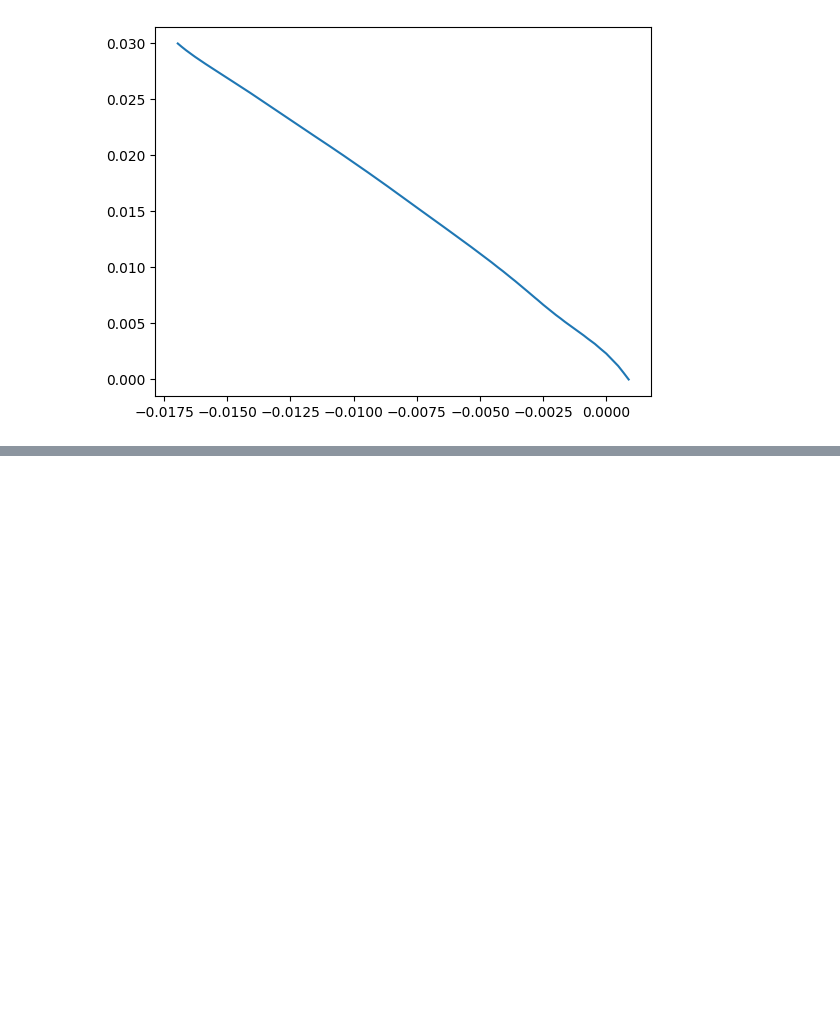
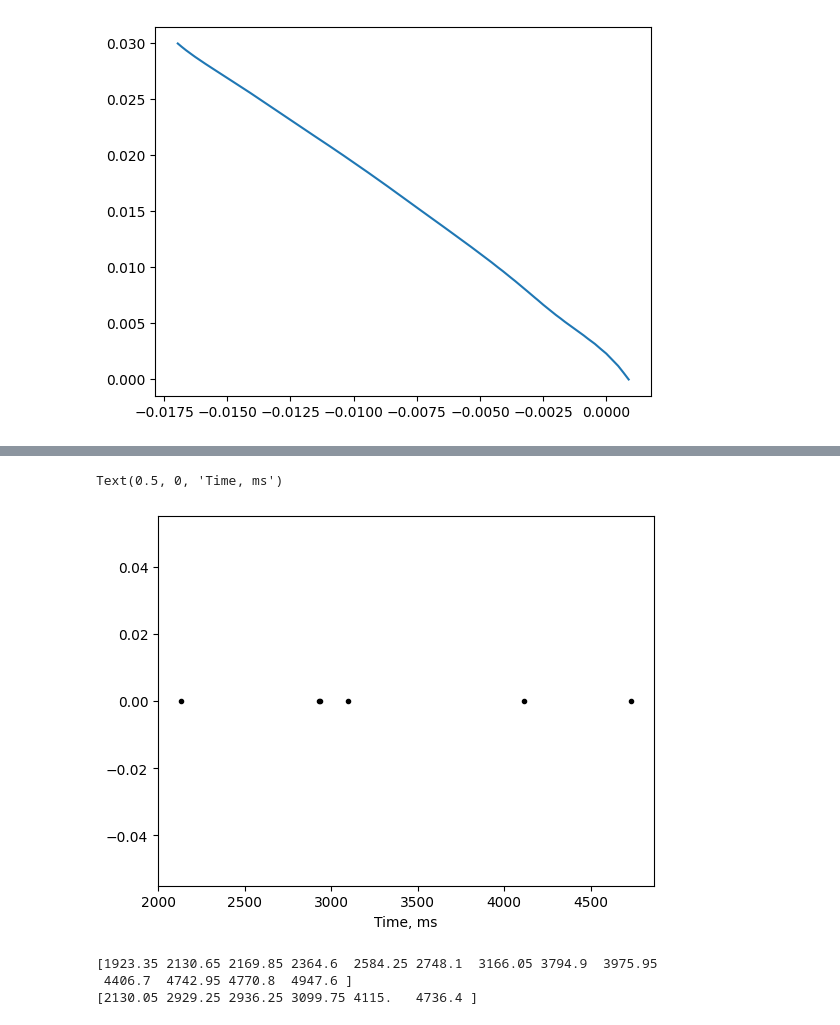
Before and after one commit to smcelroy97/A1, a Jupyter notebook: exp_configs/batch_i_ougrid_unconn_state1_nosub_wmult_0.1/explore_result.ipynb, the cells around one changed output, grey strips where cells are left out. Saved outputs shown, nothing was run; the diff lists cells and outputs as text; code cells hidden in the pictures; blank space fills up the shorter version.

Commit message:
Add scripts for analysing results of ougrid experiments

```diff
--- a/exp_configs/batch_i_ougrid_unconn_state1_nosub_wmult_0.1/explore_result.ipynb
+++ b/exp_configs/batch_i_ougrid_unconn_state1_nosub_wmult_0.1/explore_result.ipynb
@@ -150,0 +231,49 @@ for c in cc.allsegs[0]:
+# %%
+import json
+from pathlib import Path
+import pickle
+
+import model_tuner.data_proc.netpyne_res_parse_utils as utils
+
+
+dirpath_base = Path('/ddn/niknovikov19/repo/A1_OUinp/exp_results'
+                    '/single_i_ou_unconn_state_1_nosub/thal_wmult_0.1_pulses'
+                    '/sim_5s_pulses_TCM_50_200_jit_10_norm_w_1_r_10_n_1_c_1')
+exp_name = 'thal_wmult_0.1_pulses'
+
+# Spike times from netParams
+fpath_par = dirpath_base / f'{exp_name}_netParams.json'
+#fpath_par = dirpath_base / f'{exp_name}_params.json'
+with open(fpath_par, 'r') as fid:
+    par = json.load(fid)
+S0 = par['net']['params']['popParams']['PulseSeq']['spkTimes']
+
+# Spike times from pkl
+fpath_pkl = dirpath_base / f'{exp_name}_data.pkl'
+with open(fpath_pkl, 'rb') as fid:
+    sim_res = pickle.load(fid)
+S = utils.get_pop_spikes(
+    sim_res, 'PulseSeq', combine_cells=False, ms=True)
+
+plt.figure()
+for n, st in enumerate(S):
+    plt.plot(st, [n] * len(st), 'k.')
+#plt.plot(tvec, rvec * 10, 'r')
+plt.xlabel('Time, ms')
+# %% [output]
+Text(0.5, 0, 'Time, ms')
+[figure, added]
+# %%
+ss0 = np.sort(np.concatenate(S0))
+ss = np.sort(np.concatenate(S))
+
+#pulse_num = 3
+#th = 1500 + 200 * pulse_num + 50
+th = 0
+nprint = None
+print(ss0[ss0 > th][:nprint])
+print(ss[ss > th][:nprint])
+# %% [output]
+[1923.35 2130.65 2169.85 2364.6  2584.25 2748.1  3166.05 3794.9  3975.95
+ 4406.7  4742.95 4770.8  4947.6 ]
+[2130.05 2929.25 2936.25 3099.75 4115.   4736.4 ]
```
Also changed, not shown: parts of 8 cells of this notebook, 2 other files.
